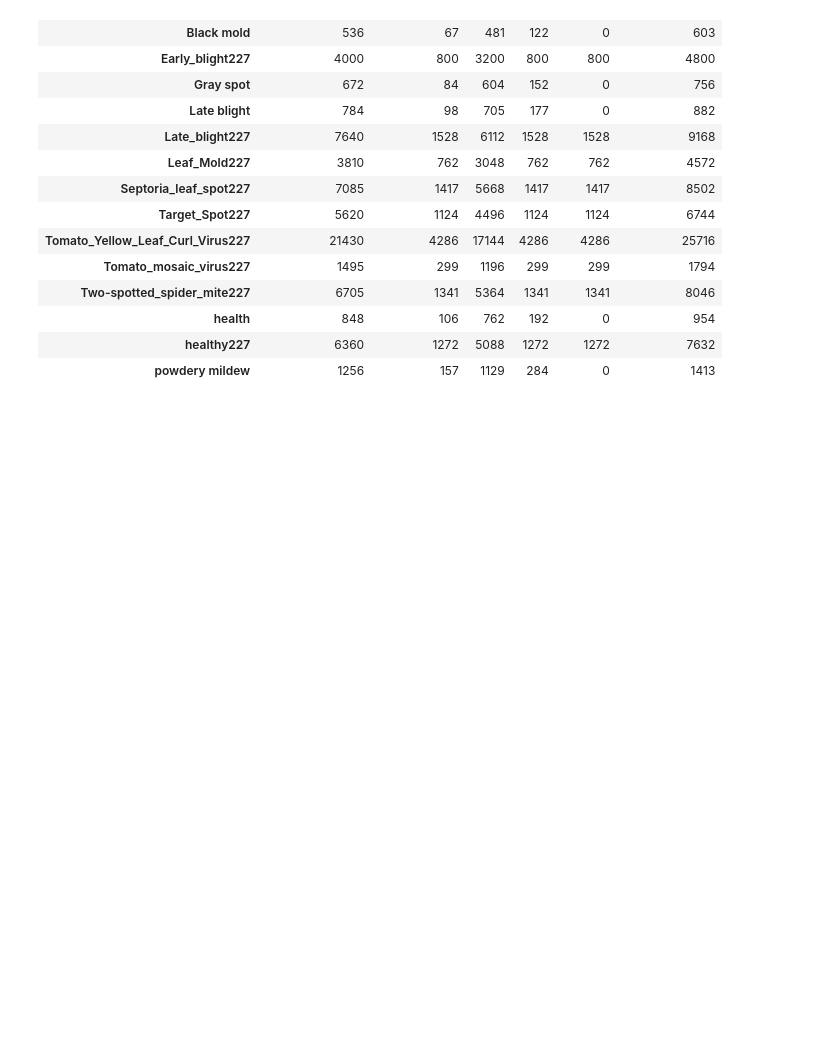
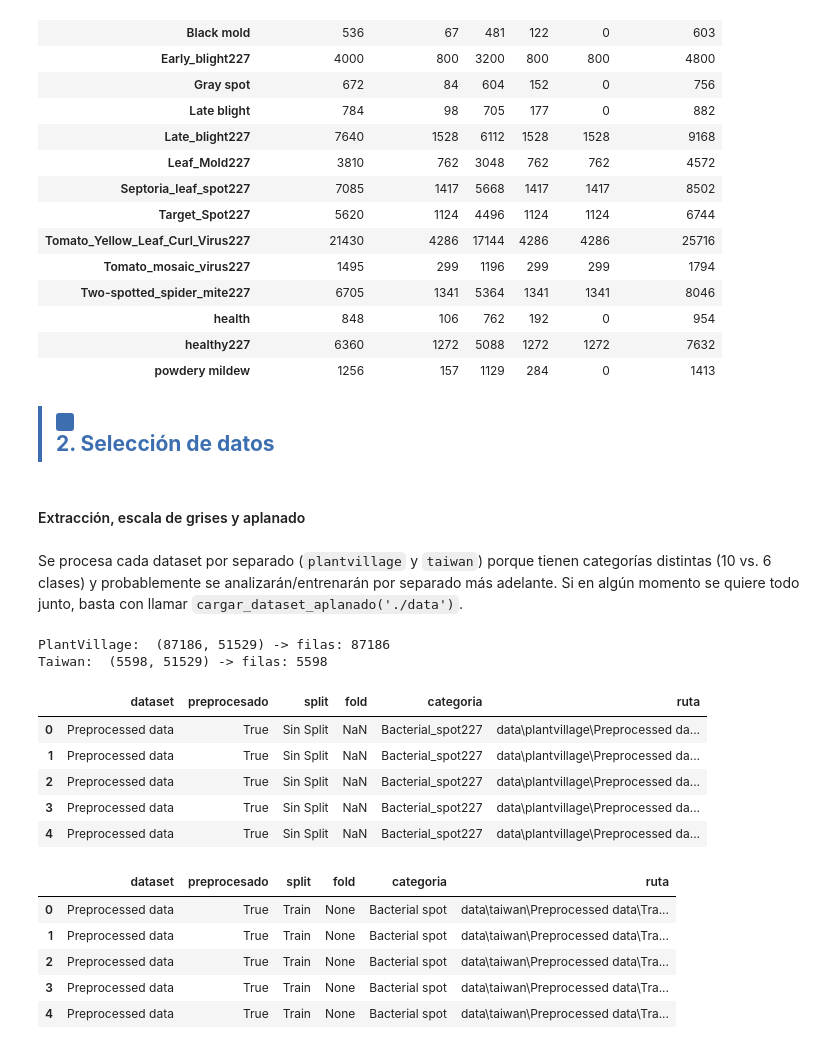
Before and after one commit to agn3si/T1_DMII, a Jupyter notebook: Tomato Leaves/codigo_tomates.ipynb, the cells around one changed output. Cells and saved outputs as stored; diff of their text form; code cells hidden in the pictures; blank space fills up the shorter version.

```diff
--- a/Tomato Leaves/codigo_tomates.ipynb
+++ b/Tomato Leaves/codigo_tomates.ipynb
@@ -194,3 +253,37 @@ display(df_categorias)
 | health | 848 | 106 | 762 | 192 | 0 | 954 |
 | healthy227 | 6360 | 1272 | 5088 | 1272 | 1272 | 7632 |
 | powdery mildew | 1256 | 157 | 1129 | 284 | 0 | 1413 |
+# %% [markdown]
+<div style="border-left:4px solid #3D6FB0;padding:4px 0 6px 14px;margin:16px 0 6px 0;"><span style="background:#3D6FB0;color:#FFFFFF;border-radius:3px;padding:2px 9px;font-size:11px;letter-spacing:.6px;"></span><br/><span style="color:#3D6FB0;font-size:21px;font-weight:700;">2. Selección de datos</span></div>
+# %% [markdown]
+#### Extracción, escala de grises y aplanado
+# %%
+import re
+
+def extraer_metadatos_ruta(ruta_img, ruta_base):
+    partes = ruta_img.relative_to(ruta_base).parts
+    partes_lower = [p.lower() for p in partes]
+    dataset = partes[0] if partes else 'desconocido'
+    preprocesado = any('preprocessed' in p for p in partes_lower)
+    if 'train' in partes_lower:
+        split = 'Train'
+    elif 'test' in partes_lower:
+        split = 'Test'
+    else:
+        split = 'Sin Split'
+    fold = None
+    for p in partes:
+        m = re.search(r'cross.?validation\D*(\d+)', p, flags=re.IGNORECASE)
+        if m:
+            fold = int(m.group(1))
+            break
+
+    categoria = ruta_img.parent.name
+
+    return {
+        'dataset': dataset,
+        'preprocesado': preprocesado,
+        'split': split,
+        'fold': fold,
+        'categoria': categoria,
+    }
@@ -196,0 +330,28 @@ display(df_categorias)
+# %% [markdown]
+Se procesa cada dataset por separado (`plantvillage` y `taiwan`) porque tienen categorías
+distintas (10 vs. 6 clases) y probablemente se analizarán/entrenarán por separado más adelante.
+Si en algún momento se quiere todo junto, basta con llamar `cargar_dataset_aplanado('./data')`.
+# %%
+X_plantvillage, meta_plantvillage = cargar_dataset_aplanado('./data/plantvillage')
+X_taiwan, meta_taiwan = cargar_dataset_aplanado('./data/taiwan')
+
+print("PlantVillage: ", X_plantvillage.shape, "-> filas:", len(meta_plantvillage))
+print("Taiwan: ", X_taiwan.shape, "-> filas:", len(meta_taiwan))
+
+display(meta_plantvillage.head())
+display(meta_taiwan.head())
+# %% [output]
+PlantVillage:  (87186, 51529) -> filas: 87186
+Taiwan:  (5598, 51529) -> filas: 5598
+|  | dataset | preprocesado | split | fold | categoria | ruta |
+| 0 | Preprocessed data | True | Sin Split | NaN | Bacterial_spot227 | data\plantvillage\Preprocessed da... |
+| 1 | Preprocessed data | True | Sin Split | NaN | Bacterial_spot227 | data\plantvillage\Preprocessed da... |
+| 2 | Preprocessed data | True | Sin Split | NaN | Bacterial_spot227 | data\plantvillage\Preprocessed da... |
+| 3 | Preprocessed data | True | Sin Split | NaN | Bacterial_spot227 | data\plantvillage\Preprocessed da... |
+| 4 | Preprocessed data | True | Sin Split | NaN | Bacterial_spot227 | data\plantvillage\Preprocessed da... |
+|  | dataset | preprocesado | split | fold | categoria | ruta |
+| 0 | Preprocessed data | True | Train | None | Bacterial spot | data\taiwan\Preprocessed data\Tra... |
+| 1 | Preprocessed data | True | Train | None | Bacterial spot | data\taiwan\Preprocessed data\Tra... |
+| 2 | Preprocessed data | True | Train | None | Bacterial spot | data\taiwan\Preprocessed data\Tra... |
+| 3 | Preprocessed data | True | Train | None | Bacterial spot | data\taiwan\Preprocessed data\Tra... |
+| 4 | Preprocessed data | True | Train | None | Bacterial spot | data\taiwan\Preprocessed data\Tra... |
```
Also changed, not shown: parts of 12 cells of this notebook, 2 other files.
